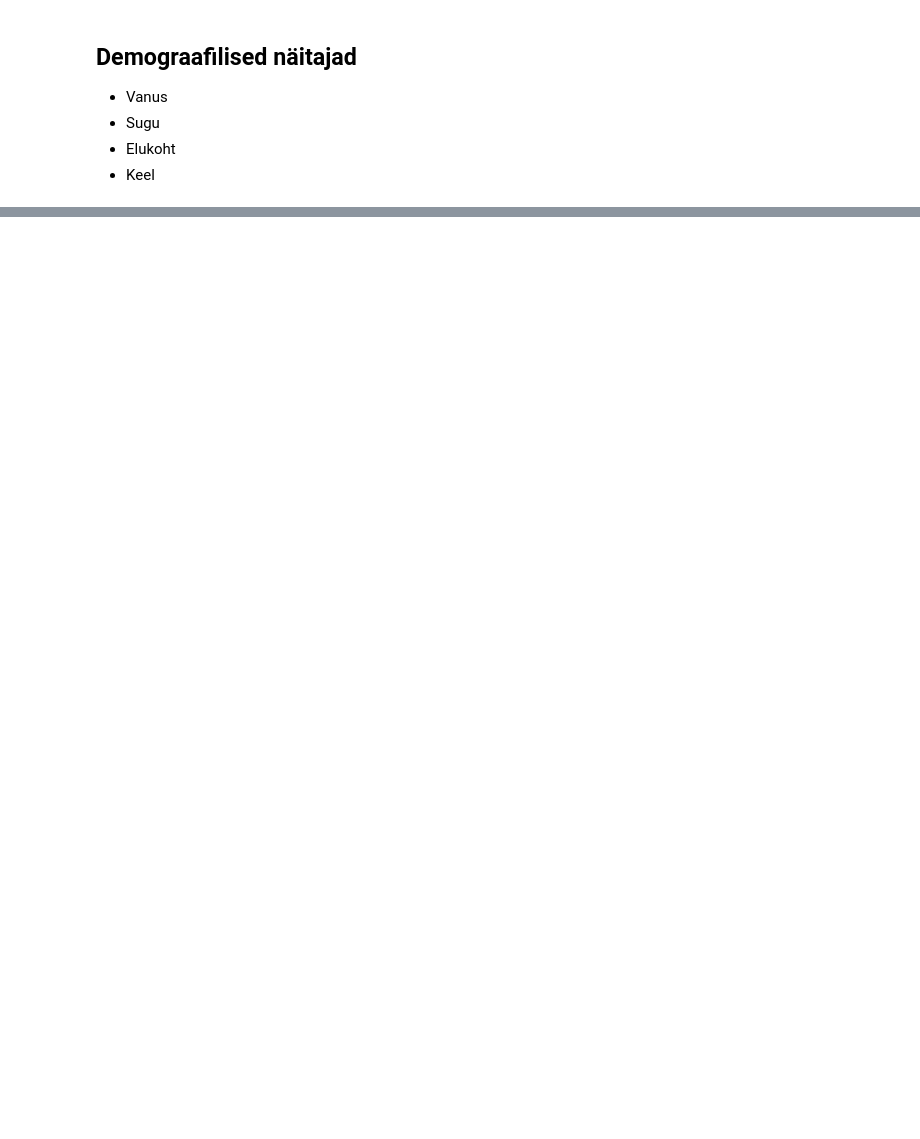
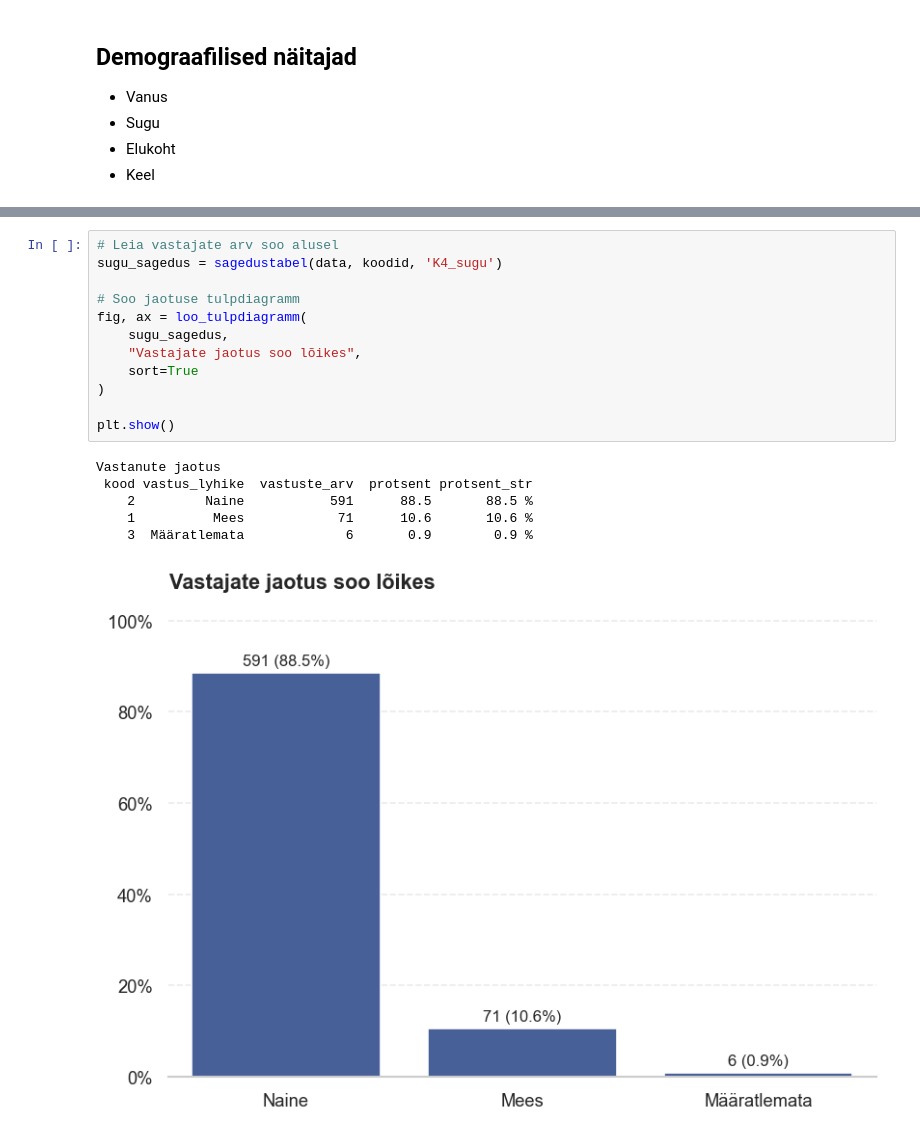
Before and after one commit to erinvainsalu/FRE_analyys, a Jupyter notebook: fre_eksploratiivne_analyys.ipynb, the cells around one changed output, grey strips where cells are left out. Saved outputs shown, nothing was run; the diff lists cells and outputs as text; blank space fills up the shorter version.

```diff
--- a/fre_eksploratiivne_analyys.ipynb
+++ b/fre_eksploratiivne_analyys.ipynb
@@ -834,0 +452,19 @@ df_daily_t.info()
+# %%
+# Leia vastajate arv soo alusel
+sugu_sagedus = sagedustabel(data, koodid, 'K4_sugu')
+
+# Soo jaotuse tulpdiagramm
+fig, ax = loo_tulpdiagramm(
+    sugu_sagedus,
+    "Vastajate jaotus soo lõikes",
+    sort=True
+)
+
+plt.show()
+# %% [output]
+Vastanute jaotus
+ kood vastus_lyhike  vastuste_arv  protsent protsent_str
+    2         Naine           591      88.5       88.5 %
+    1          Mees            71      10.6       10.6 %
+    3  Määratlemata             6       0.9        0.9 %
+[figure, added]
```
Also changed, not shown: parts of 86 cells of this notebook, 6 other files.
